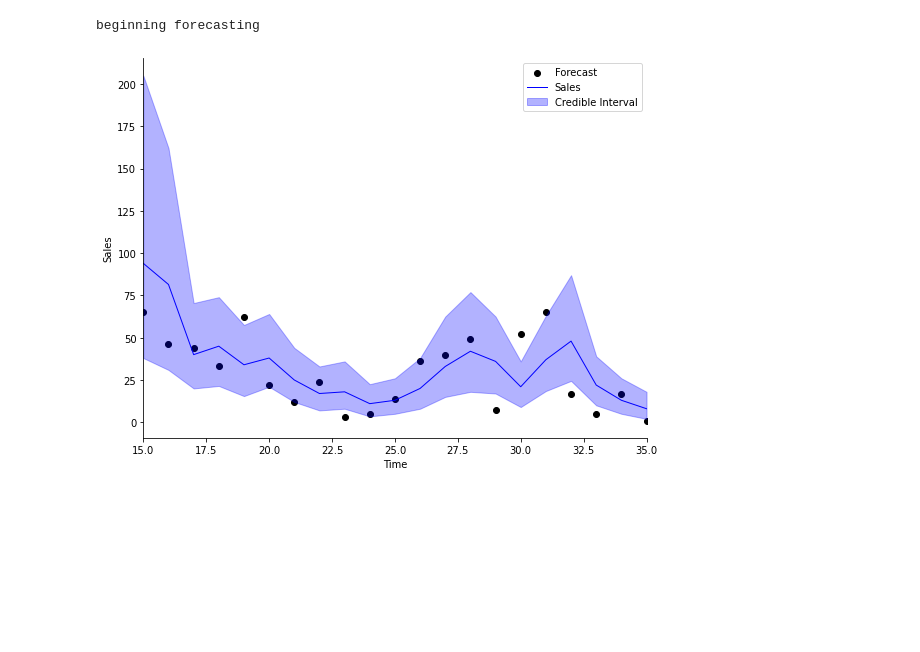
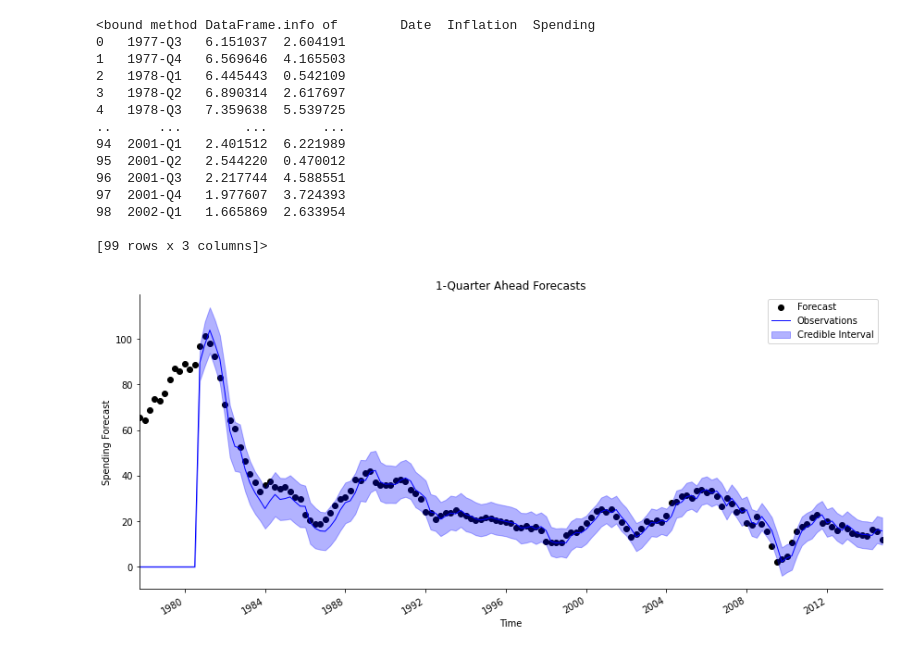
Before and after one commit to dyang1999/Budge, a Jupyter notebook: forecasting.ipynb, the cells around one changed output. Cells and saved outputs as stored; diff of their text form; code cells hidden in the pictures; blank space fills up the shorter version.

Commit message:
Added forecasting and sample data

```diff
--- a/forecasting.ipynb
+++ b/forecasting.ipynb
@@ -10,40 +9,56 @@ from pybats.loss_functions import MAPE
 
 import matplotlib.pyplot as plt
 from numpy import genfromtxt
+# %%
+spend = pd.read_csv('data.csv')
+data.head()
+data['Spending'] = spend
+data.head()
+data.dropna(inplace=True)
+#pd.concat([data.head(3), data.tail(3)])
+data.info
+# %% [output]
+<bound method DataFrame.info of        Date  Inflation  Spending
+0   1977-Q3   6.151037  2.604191
+1   1977-Q4   6.569646  4.165503
+2   1978-Q1   6.445443  0.542109
+3   1978-Q2   6.890314  2.617697
+4   1978-Q3   7.359638  5.539725
+..      ...        ...       ...
+94  2001-Q1   2.401512  6.221989
+95  2001-Q2   2.544220  0.470012
+96  2001-Q3   2.217744  4.588551
+97  2001-Q4   1.977607  3.724393
+98  2002-Q1   1.665869  2.633954
+
+[99 rows x 3 columns]>
 # %%
 # Load spending data
-data = pd.read_csv('data.csv')
 
-Y = data
-X = [i for i in range(1,101)]  # pseudo time series
-X = np.array(X)
+forecast_start = '1977-Q3'
+forecast_end = '2014-Q3'
+X = data.Spending.values[:-1]
 
-k = 1                                               # Forecast 1 step ahead
-forecast_start = 1                               # Start forecast at time step 15
-forecast_end = 5
-
-mod, samples = analysis(Y, X, family="poisson",
-forecast_start=forecast_start,      # First time step to forecast on
-forecast_end=forecast_end,          # Final time step to forecast on
-k=k,                                # Forecast horizon. If k>1, default is to forecast 1:k steps ahead, marginally
-ntrend = 2, deltrend=.99,
-seasPeriods=[4], seasHarmComponents=[[1,2]], delseas=.99,
-nsamps = 5000)
+mod, samples = analysis(Y = data.Spending.values[1:], X=X, family="normal",
+                        k = 1, prior_length = 12,
+                        forecast_start = forecast_start, forecast_end = forecast_end,
+                        dates=data.Date,
+                        ntrend = 2, deltrend=.99,
+                        seasPeriods=[4], seasHarmComponents=[[1,2]], delseas=.99,
+                        nsamps = 5000)
-# %% [output]
-beginning forecasting
 # %%
 forecast = median(samples)
 
 # Plot the 1-quarter ahead forecast
 h = 1
-start = data[0].index[0] + h
-end = data[-1].index[0] + h + 1
+start = data[data.Date == forecast_start].index[0] + h
+end = data[data.Date == forecast_end].index[0] + h + 1
 
 fig, ax = plt.subplots(figsize=(12, 6))
-plot_data_forecast(fig, ax, y = data[start:end].Inflation.values,
+plot_data_forecast(fig, ax, y = data[start:end].Spending.values,
                    f = forecast[:,h-1],
                    samples = samples[:,:,h-1],
                    dates = pd.to_datetime(data[start:end].Date.values),
-                   xlabel='Time', ylabel='Sale', title='1-Quarter Ahead Forecasts');
+                   xlabel='Time', ylabel='Spending Forecast', title='1-Quarter Ahead Forecasts');
 # %% [output]
-[figure, old version]
+[figure, new version]
```
Also changed, not shown: parts of 1 cell of this notebook, 2 other files.
